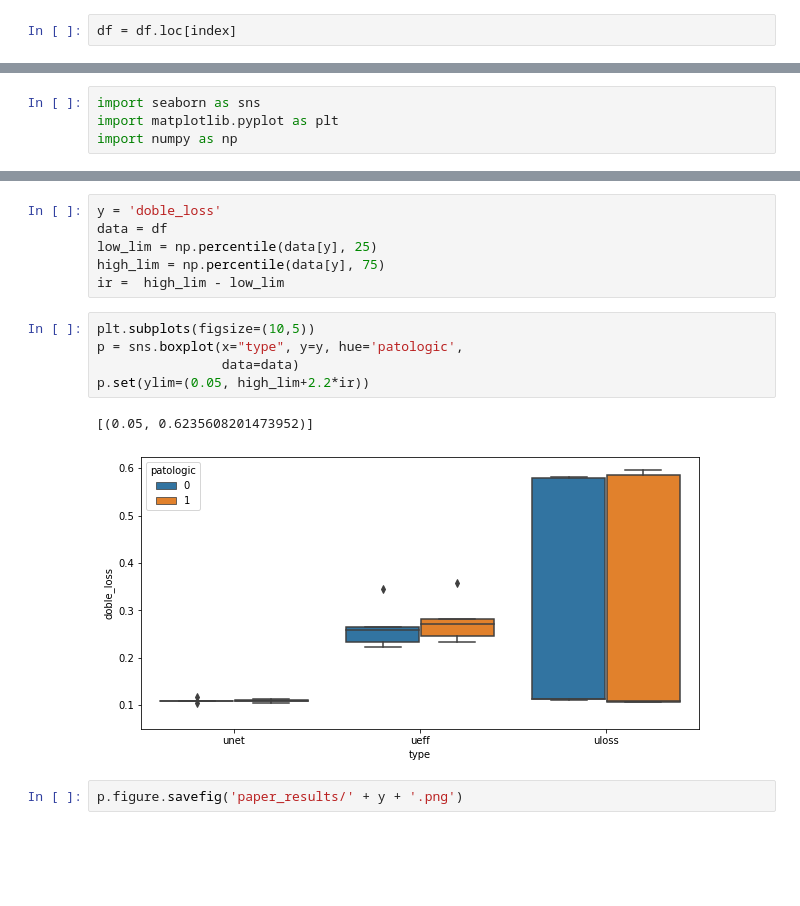
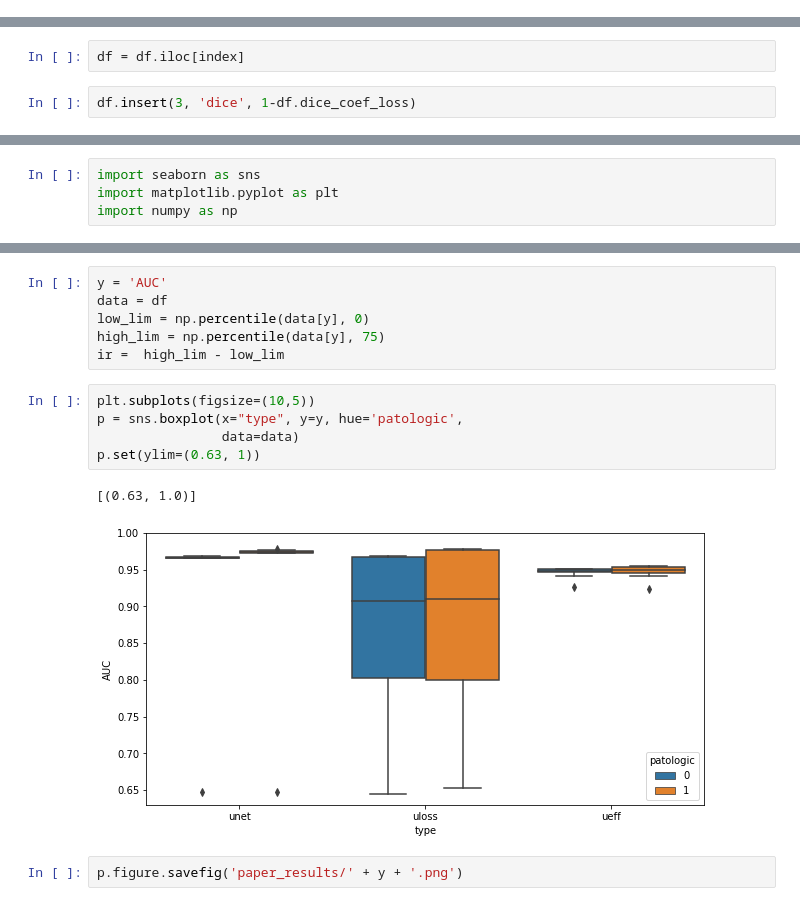
Before and after one commit to maryskal/SITK, a Jupyter notebook: neural_networks/segmentation/data_management/Paper_evaluation.ipynb, the cells around one changed output, grey strips where cells are left out. Saved outputs shown, nothing was run; the diff lists cells and outputs as text; blank space fills up the shorter version.

```diff
--- a/neural_networks/segmentation/data_management/Paper_evaluation.ipynb
+++ b/neural_networks/segmentation/data_management/Paper_evaluation.ipynb
@@ -14,5 +14,7 @@ index = [i for i in df.index if bool(re.search('comparacion', df['name'][i]))]
-# %%
-df = df.loc[index]
 # %%
 df['patologic'] = [1 if bool(re.search('patologic', df['name'][i])) else 0 for i in df.index]
+# %%
+df = df.iloc[index]
+# %%
+df.insert(3, 'dice', 1-df.dice_coef_loss)
 # %%
@@ -60,17 +64,17 @@ Index(['type', 'name', 'loss', 'dice_coef_loss', 'loss_mask', 'accuracy',
       dtype='object')
 # %%
-y = 'doble_loss'
+y = 'AUC'
 data = df
-low_lim = np.percentile(data[y], 25)
+low_lim = np.percentile(data[y], 0)
 high_lim = np.percentile(data[y], 75)
 ir =  high_lim - low_lim
 # %%
 plt.subplots(figsize=(10,5))
 p = sns.boxplot(x="type", y=y, hue='patologic',
                 data=data)
-p.set(ylim=(0.05, high_lim+2.2*ir))
+p.set(ylim=(0.63, 1))
 # %% [output]
-[(0.05, 0.6235608201473952)]
+[(0.63, 1.0)]
-[figure, old version]
+[figure, new version]
 # %%
 p.figure.savefig('paper_results/' + y + '.png')
```
Also changed, not shown: parts of 4 cells of this notebook, 17 other files.
